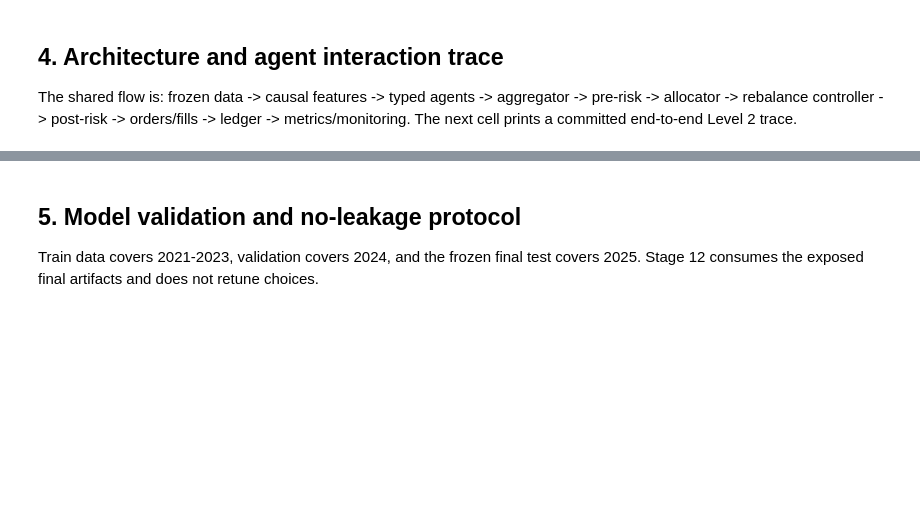
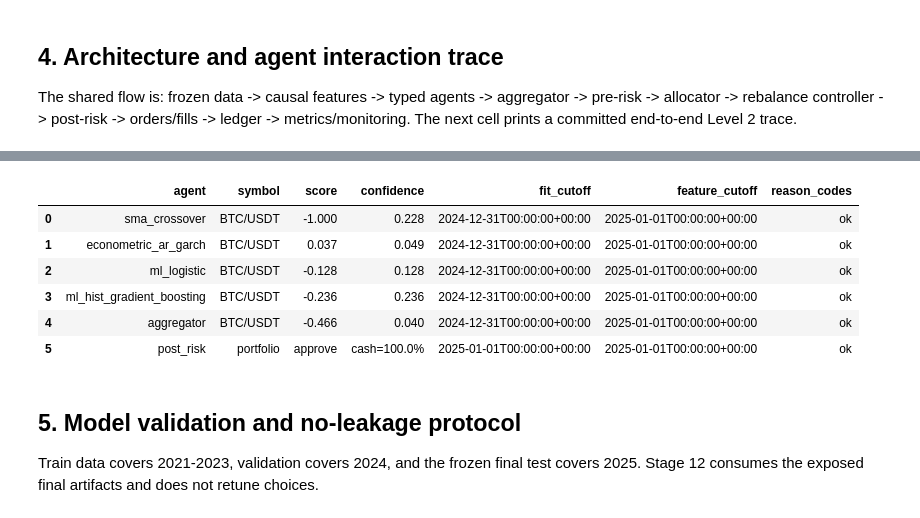
Before and after one commit to SergeySdv/ai-crypto-hedge-fund-research, a Jupyter notebook: notebooks/ai_crypto_hedge_fund.ipynb, the cells around one changed output, grey strips where cells are left out. Drawn from its saved outputs; the diff is of its cells as text; code cells hidden in the pictures; blank space fills up the shorter version.

```diff
--- a/notebooks/ai_crypto_hedge_fund.ipynb
+++ b/notebooks/ai_crypto_hedge_fund.ipynb
@@ -163,3 +155,21 @@ print(
+# %%
+trace_rows = representative_trace_rows(ctx)
+trace = pd.DataFrame(trace_rows)
+display(
+    compact_frame(
+        trace,
+        ["agent", "symbol", "score", "confidence", "fit_cutoff", "feature_cutoff", "reason_codes"],
+        max_rows=10,
+    )
+)
+# %% [output]
+|  | agent | symbol | score | confidence | fit_cutoff | feature_cutoff | reason_codes |
+| 0 | sma_crossover | BTC/USDT | -1.000 | 0.228 | 2024-12-31T00:00:00+00:00 | 2025-01-01T00:00:00+00:00 | ok |
+| 1 | econometric_ar_garch | BTC/USDT | 0.037 | 0.049 | 2024-12-31T00:00:00+00:00 | 2025-01-01T00:00:00+00:00 | ok |
+| 2 | ml_logistic | BTC/USDT | -0.128 | 0.128 | 2024-12-31T00:00:00+00:00 | 2025-01-01T00:00:00+00:00 | ok |
+| 3 | ml_hist_gradient_boosting | BTC/USDT | -0.236 | 0.236 | 2024-12-31T00:00:00+00:00 | 2025-01-01T00:00:00+00:00 | ok |
+| 4 | aggregator | BTC/USDT | -0.466 | 0.040 | 2024-12-31T00:00:00+00:00 | 2025-01-01T00:00:00+00:00 | ok |
+| 5 | post_risk | portfolio | approve | cash=100.0% | 2025-01-01T00:00:00+00:00 | 2025-01-01T00:00:00+00:00 | ok |
 # %% [markdown]
 ## 5. Model validation and no-leakage protocol
 
```
Also changed, not shown: parts of 21 cells of this notebook, 3 other files.
